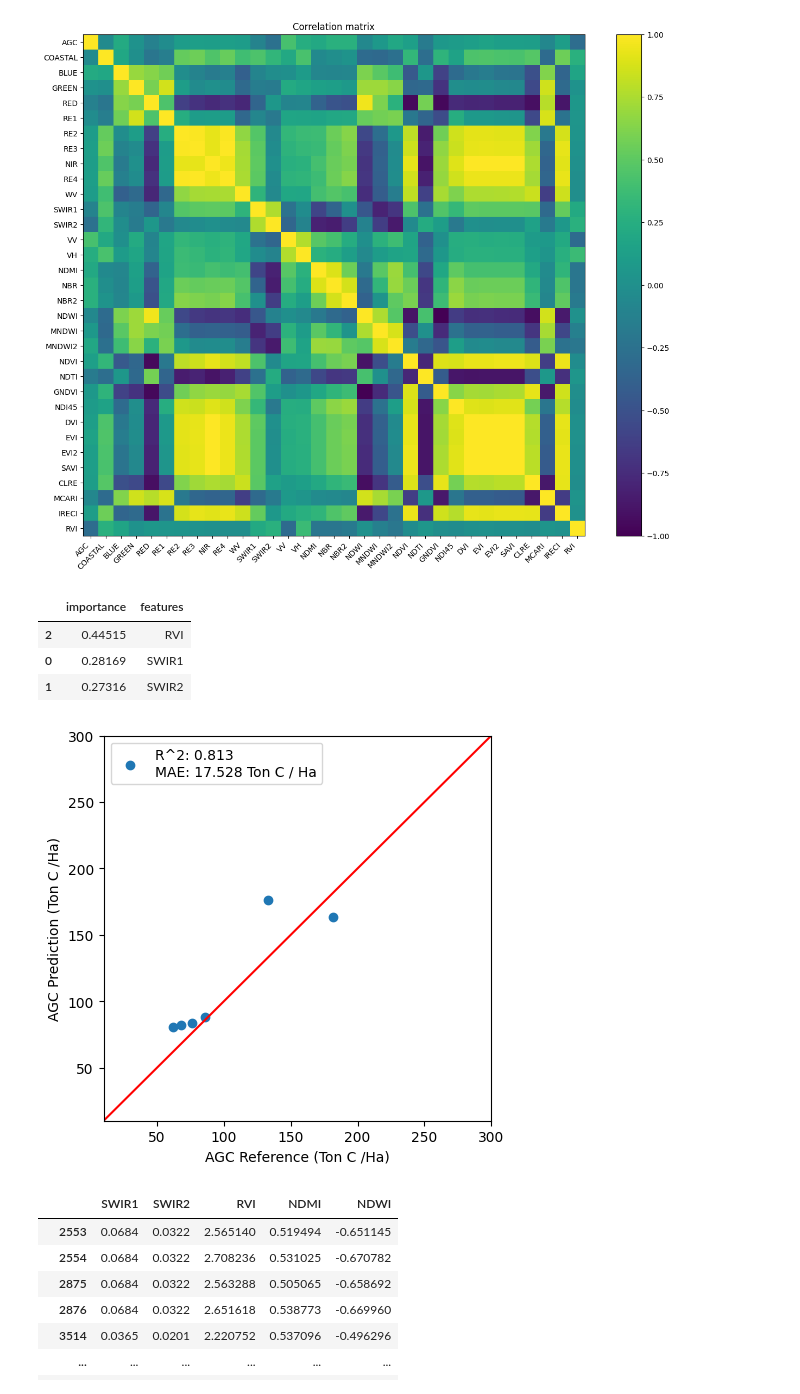
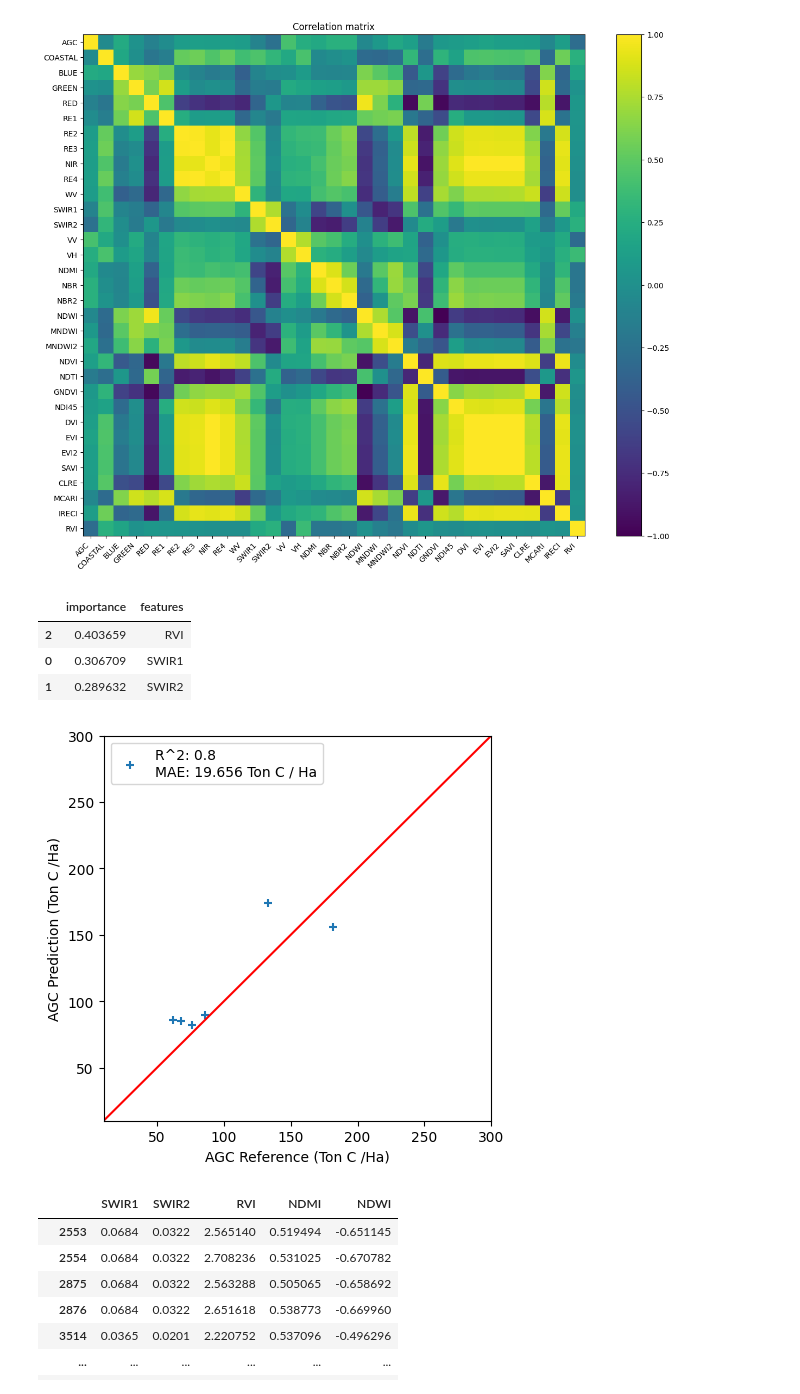
Before and after one commit to ramiqcom/mangrove-sofifi, a Jupyter notebook: notebook/2.modelling.ipynb, the cells around one changed output. Saved outputs shown, nothing was run; the diff lists cells and outputs as text; code cells hidden in the pictures.

Commit message:
set random state

```diff
--- a/notebook/2.modelling.ipynb
+++ b/notebook/2.modelling.ipynb
@@ -335,7 +337,7 @@ train = extract[extract["Keterangan"] == "Training"]
 test = extract[extract["Keterangan"] == "Validation"]
 # %%
 # Create model
-model = RandomForestRegressor(n_estimators=100)
+model = RandomForestRegressor(n_estimators=300, random_state=1)
 
 # Predictors
 predictors = ["SWIR1", "SWIR2", "RVI"]
@@ -348,34 +350,35 @@ pd.DataFrame(
 ).sort_values("importance", ascending=False)
 # %% [output]
 |  | importance | features |
-| 2 | 0.44515 | RVI |
-| 0 | 0.28169 | SWIR1 |
-| 1 | 0.27316 | SWIR2 |
+| 2 | 0.403659 | RVI |
+| 0 | 0.306709 | SWIR1 |
+| 1 | 0.289632 | SWIR2 |
 # %%
 # Test the model
 test_apply = model.predict(test[predictors])
 test_reference = test[label]
 
 # Calculate R2
-r2 = round(np.corrcoef(test_reference, test_apply)[0, 1] ** 2, 3)
+r2 = round(np.corrcoef(test_reference, test_apply)[0, 1] ** 2, 1)
 mae = round(mean_absolute_error(test_reference, test_apply), 3)
 
 # Plot 1:1
 plt.figure(figsize=(5, 5))
 plt.scatter(
     test_reference,
     test_apply,
     label=f"R^2: {r2}\nMAE: {mae} Ton C / Ha",
+    marker="+"
 )
 plt.plot([-2000, 2000], [-2000, 2000], color="red")
 plt.xlim(10, 300)
 plt.ylim(10, 300)
 plt.xlabel("AGC Reference (Ton C /Ha)")
 plt.ylabel("AGC Prediction (Ton C /Ha)")
 plt.legend()
 plt.show()
 # %% [output]
-[figure, old version]
+[figure, new version]
 # %%
 # Apply model
 # Create the image first
```
Also changed, not shown: parts of 2 cells of this notebook.
